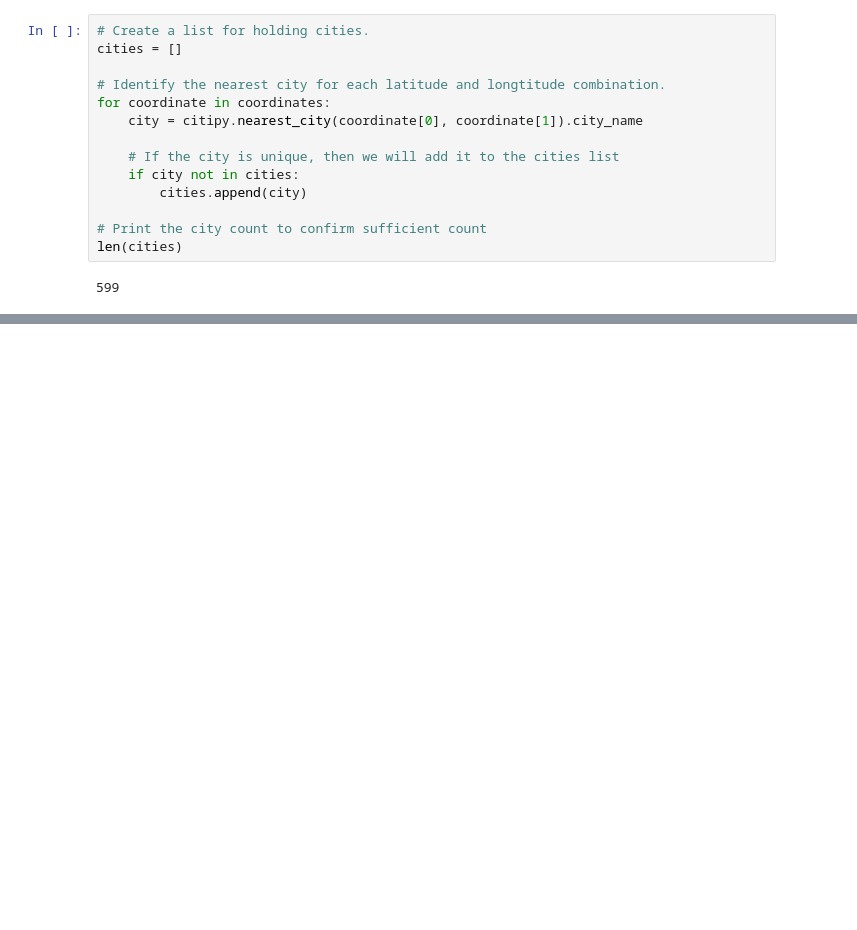
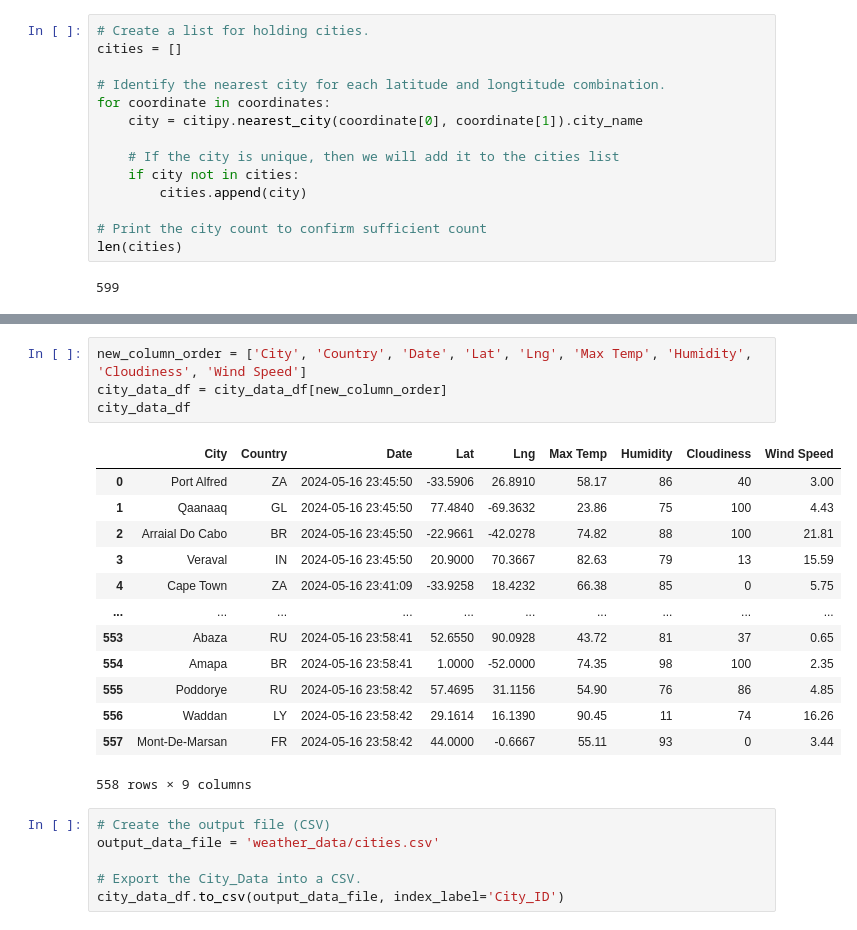
Before and after one commit to Uzbekcoder995/world_weather_analysis2, a Jupyter notebook: WeatherPy.ipynb, the cells around one changed output, grey strips where cells are left out. Cells and saved outputs as stored; diff of their text form; blank space fills up the shorter version.

Commit message:
adding cities

```diff
--- a/WeatherPy.ipynb
+++ b/WeatherPy.ipynb
@@ -34,0 +183,24 @@ len(cities)
+# %%
+new_column_order = ['City', 'Country', 'Date', 'Lat', 'Lng', 'Max Temp', 'Humidity', 'Cloudiness', 'Wind Speed']
+city_data_df = city_data_df[new_column_order]
+city_data_df
+# %% [output]
+|  | City | Country | Date | Lat | Lng | Max Temp | Humidity | Cloudiness | Wind Speed |
+| 0 | Port Alfred | ZA | 2024-05-16 23:45:50 | -33.5906 | 26.8910 | 58.17 | 86 | 40 | 3.00 |
+| 1 | Qaanaaq | GL | 2024-05-16 23:45:50 | 77.4840 | -69.3632 | 23.86 | 75 | 100 | 4.43 |
+| 2 | Arraial Do Cabo | BR | 2024-05-16 23:45:50 | -22.9661 | -42.0278 | 74.82 | 88 | 100 | 21.81 |
+| 3 | Veraval | IN | 2024-05-16 23:45:50 | 20.9000 | 70.3667 | 82.63 | 79 | 13 | 15.59 |
+| 4 | Cape Town | ZA | 2024-05-16 23:41:09 | -33.9258 | 18.4232 | 66.38 | 85 | 0 | 5.75 |
+| ... | ... | ... | ... | ... | ... | ... | ... | ... | ... |
+| 553 | Abaza | RU | 2024-05-16 23:58:41 | 52.6550 | 90.0928 | 43.72 | 81 | 37 | 0.65 |
+| 554 | Amapa | BR | 2024-05-16 23:58:41 | 1.0000 | -52.0000 | 74.35 | 98 | 100 | 2.35 |
+| 555 | Poddorye | RU | 2024-05-16 23:58:42 | 57.4695 | 31.1156 | 54.90 | 76 | 86 | 4.85 |
+| 556 | Waddan | LY | 2024-05-16 23:58:42 | 29.1614 | 16.1390 | 90.45 | 11 | 74 | 16.26 |
+| 557 | Mont-De-Marsan | FR | 2024-05-16 23:58:42 | 44.0000 | -0.6667 | 55.11 | 93 | 0 | 3.44 |
+558 rows × 9 columns
+# %%
+# Create the output file (CSV)
+output_data_file = 'weather_data/cities.csv'
+
+# Export the City_Data into a CSV.
+city_data_df.to_csv(output_data_file, index_label='City_ID')
```
Also changed, not shown: parts of 10 cells of this notebook.
